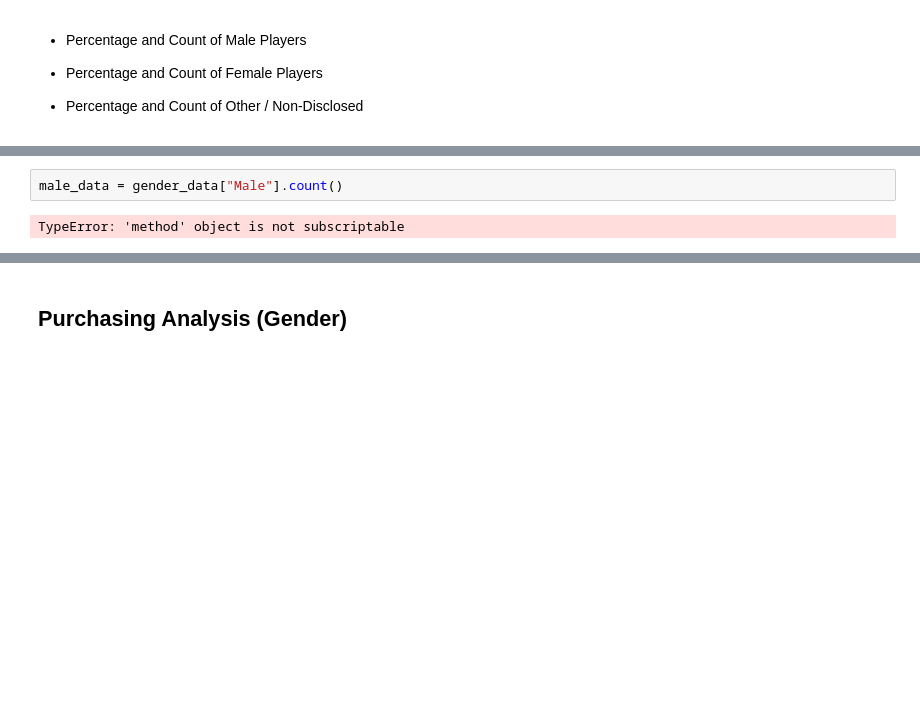
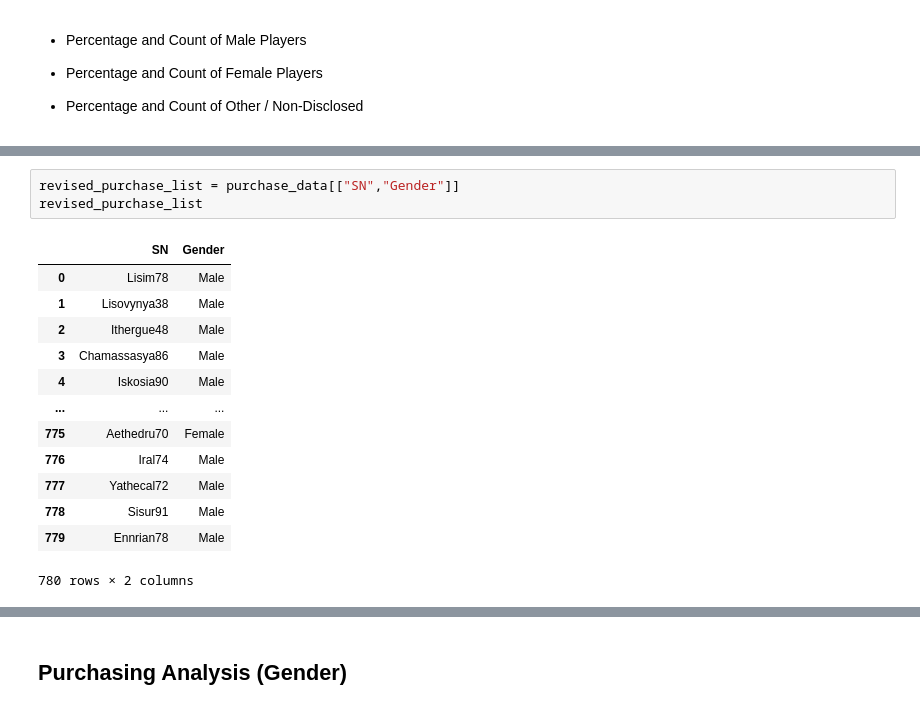
Before and after one commit to chrispope12391/Pandas-Challenge, a Jupyter notebook: HeroesOfPymoli/02-Homework_04-Pandas_Instructions_HeroesOfPymoli_HeroesOfPymoli_starter (1).ipynb, the cells around one changed output, grey strips where cells are left out. Saved outputs shown, nothing was run; the diff lists cells and outputs as text; blank space fills up the shorter version.

```diff
--- a/HeroesOfPymoli/02-Homework_04-Pandas_Instructions_HeroesOfPymoli_HeroesOfPymoli_starter (1).ipynb
+++ b/HeroesOfPymoli/02-Homework_04-Pandas_Instructions_HeroesOfPymoli_HeroesOfPymoli_starter (1).ipynb
@@ -99,4 +87,17 @@ Name: Gender, dtype: int64
-# %%
-male_data = gender_data["Male"].count()
-# %% [output]
-TypeError: 'method' object is not subscriptable
+# %%
+revised_purchase_list = purchase_data[["SN","Gender"]]
+revised_purchase_list
+# %% [output]
+|  | SN | Gender |
+| 0 | Lisim78 | Male |
+| 1 | Lisovynya38 | Male |
+| 2 | Ithergue48 | Male |
+| 3 | Chamassasya86 | Male |
+| 4 | Iskosia90 | Male |
+| ... | ... | ... |
+| 775 | Aethedru70 | Female |
+| 776 | Iral74 | Male |
+| 777 | Yathecal72 | Male |
+| 778 | Sisur91 | Male |
+| 779 | Ennrian78 | Male |
+780 rows × 2 columns
```
Also changed, not shown: parts of 29 cells of this notebook.
